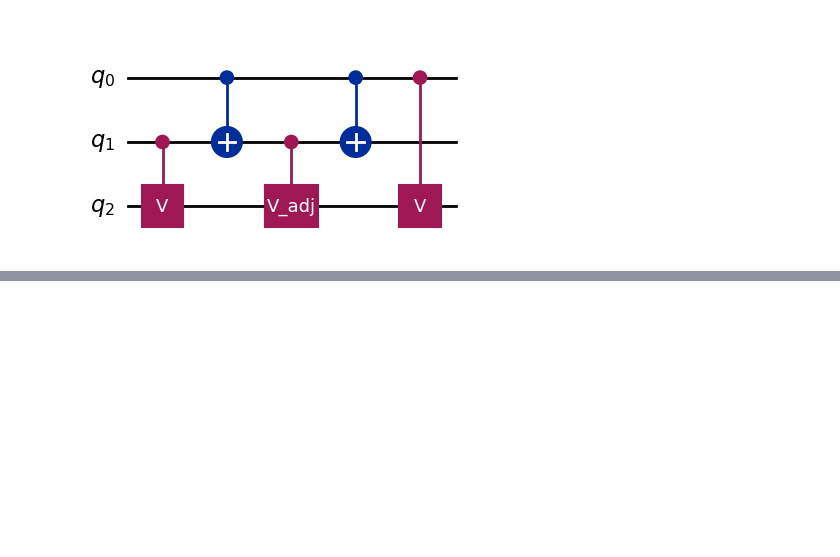
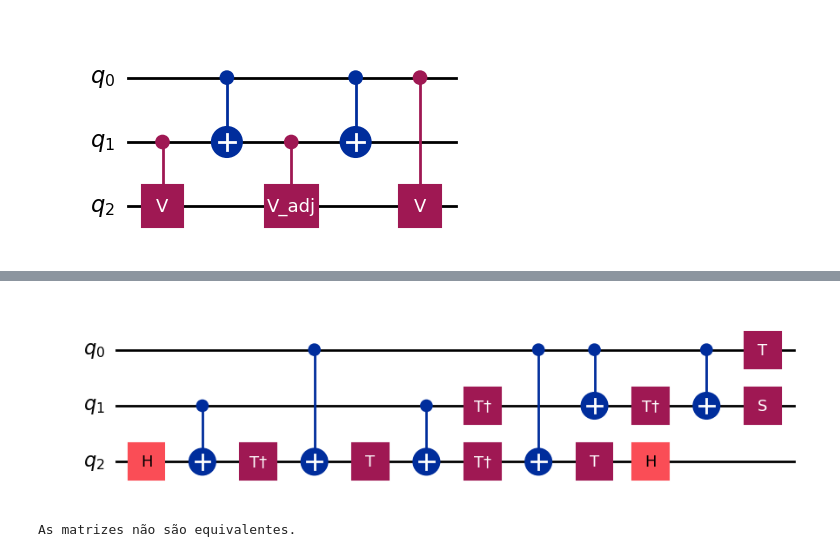
Before and after one commit to AmandaCLima/Quantum-Computing, a Jupyter notebook: Quantum_Gates.ipynb, the cells around one changed output, grey strips where cells are left out. Drawn from its saved outputs; the diff is of its cells as text; code cells hidden in the pictures; blank space fills up the shorter version.

Commit message:
implementing Toffoli Gate

```diff
--- a/Quantum_Gates.ipynb
+++ b/Quantum_Gates.ipynb
@@ -266,0 +289,17 @@ qc.draw('mpl')
+# %%
+qc = Toffoli_circuit()
+qc.draw('mpl')
+# %% [output]
+[figure, added]
+# %%
+qc_unitary = Operator(qc).data
+toffoli_unitary = Operator(toffoli).data
+
+#Comparando as matrizes unitárias
+
+if np.allclose(qc_unitary, toffoli_unitary, atol=1e-6):
+    print("As matrizes são equivalentes.")
+else:
+    print("As matrizes não são equivalentes.")
+# %% [output]
+As matrizes não são equivalentes.
```
Also changed, not shown: parts of 6 cells of this notebook.
